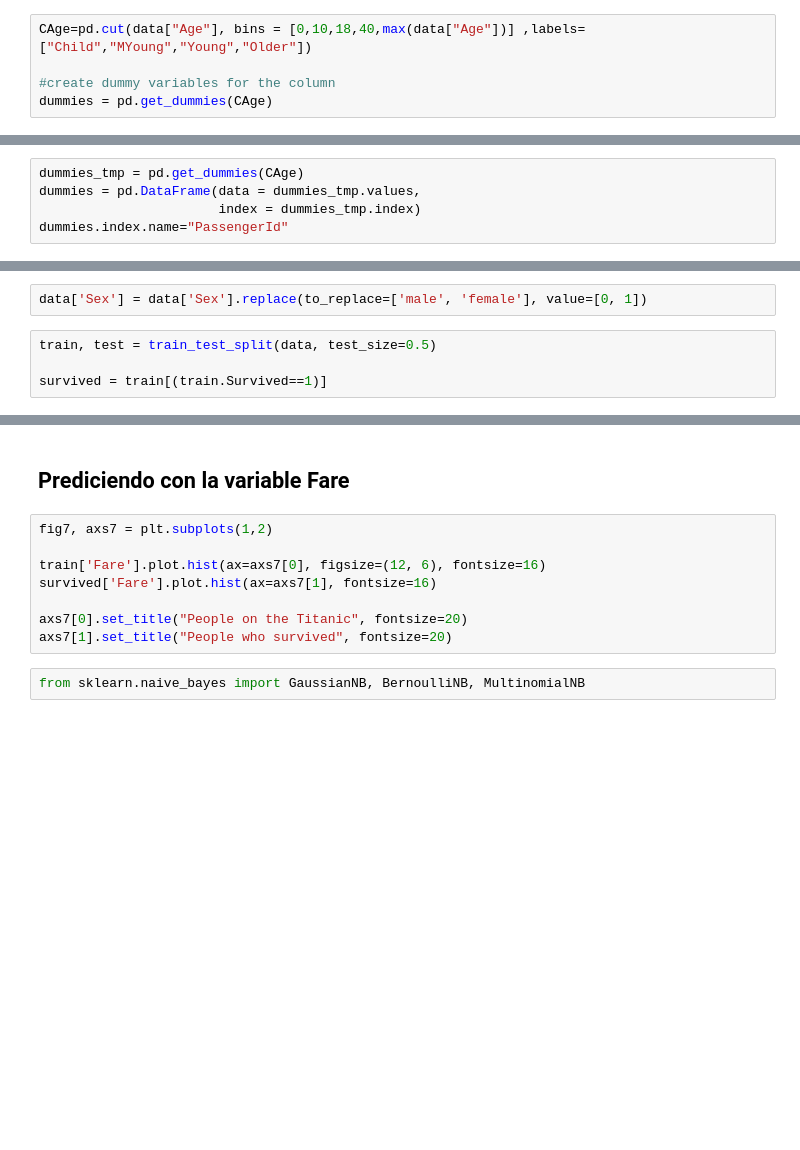
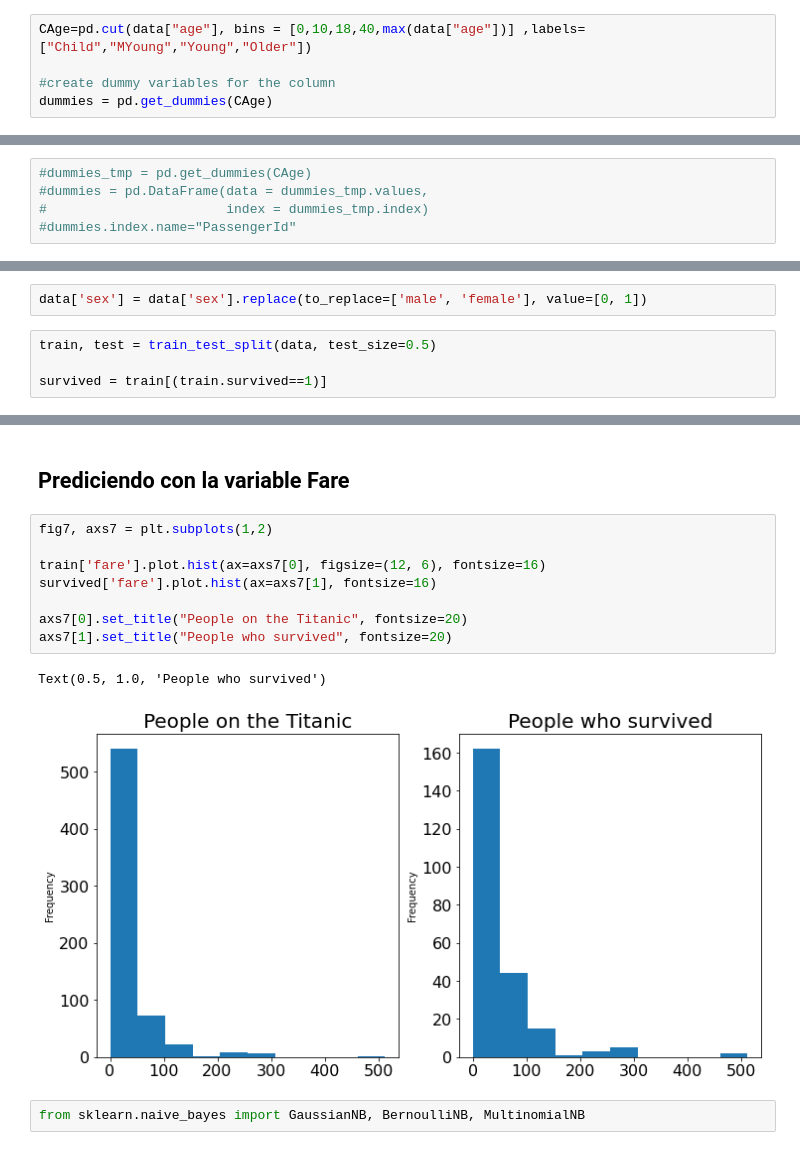
Before and after one commit to ri1965/DataScience, a Jupyter notebook: 99.Machine_Learning/19_naive_bayes.ipynb, the cells around one changed output, grey strips where cells are left out. Drawn from its saved outputs; the diff is of its cells as text; blank space fills up the shorter version.

```diff
--- a/99.Machine_Learning/19_naive_bayes.ipynb
+++ b/99.Machine_Learning/19_naive_bayes.ipynb
@@ -72,5 +88,5 @@ data = spark.read.csv(DATA_PATH+"titanic_train.csv", header=True,
 # %%
-CAge=pd.cut(data["Age"], bins = [0,10,18,40,max(data["Age"])] ,labels=["Child","MYoung","Young","Older"])
+CAge=pd.cut(data["age"], bins = [0,10,18,40,max(data["age"])] ,labels=["Child","MYoung","Young","Older"])
 
 #create dummy variables for the column
 dummies = pd.get_dummies(CAge)
@@ -79,10 +104,10 @@ dummies = pd.get_dummies(CAge)
 
 En la versión 0.19.0 de pandas es necesario un paso adicional
 # %%
-dummies_tmp = pd.get_dummies(CAge)
-dummies = pd.DataFrame(data = dummies_tmp.values,
-                       index = dummies_tmp.index)
-dummies.index.name="PassengerId"
+#dummies_tmp = pd.get_dummies(CAge)
+#dummies = pd.DataFrame(data = dummies_tmp.values,
+#                       index = dummies_tmp.index)
+#dummies.index.name="PassengerId"
 # %% [markdown]
 
 
@@ -92,8 +126,8 @@ data = data.join(dummies)
 # %%
-data['Sex'] = data['Sex'].replace(to_replace=['male', 'female'], value=[0, 1])
+data['sex'] = data['sex'].replace(to_replace=['male', 'female'], value=[0, 1])
 # %%
 train, test = train_test_split(data, test_size=0.5)
 
-survived = train[(train.Survived==1)]
+survived = train[(train.survived==1)]
 # %%
 train.head()
@@ -104,11 +145,14 @@ train.head()
 # %%
 fig7, axs7 = plt.subplots(1,2)
 
-train['Fare'].plot.hist(ax=axs7[0], figsize=(12, 6), fontsize=16)
-survived['Fare'].plot.hist(ax=axs7[1], fontsize=16)
+train['fare'].plot.hist(ax=axs7[0], figsize=(12, 6), fontsize=16)
+survived['fare'].plot.hist(ax=axs7[1], fontsize=16)
 
 axs7[0].set_title("People on the Titanic", fontsize=20)
 axs7[1].set_title("People who survived", fontsize=20)
+# %% [output]
+Text(0.5, 1.0, 'People who survived')
+[figure, added]
 # %%
 from sklearn.naive_bayes import GaussianNB, BernoulliNB, MultinomialNB
 # %%
```
Also changed, not shown: parts of 20 cells of this notebook.
